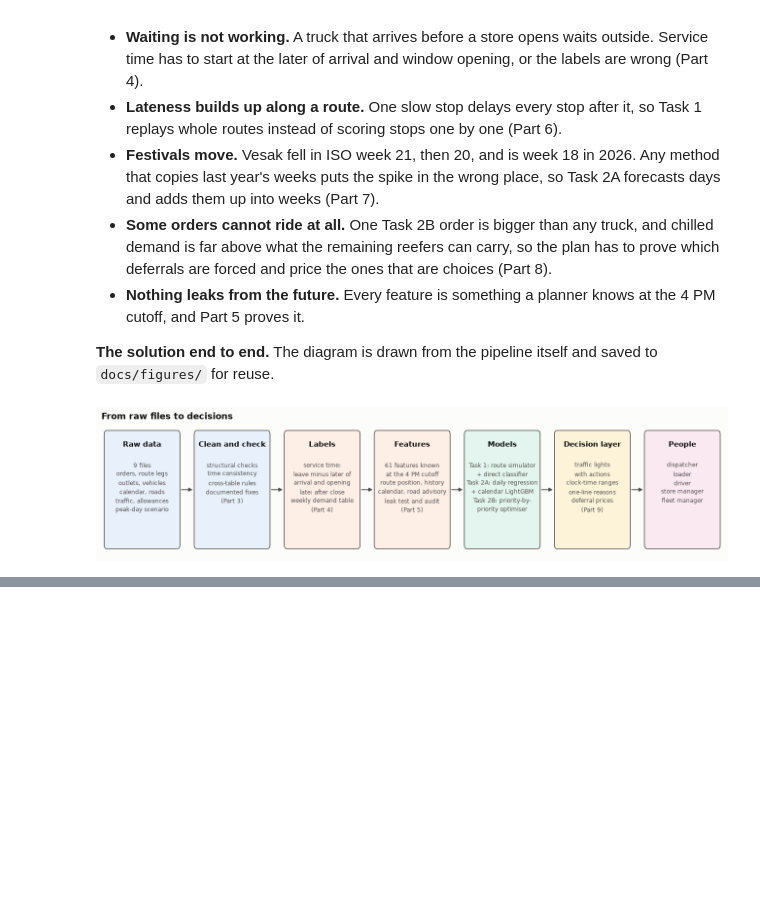
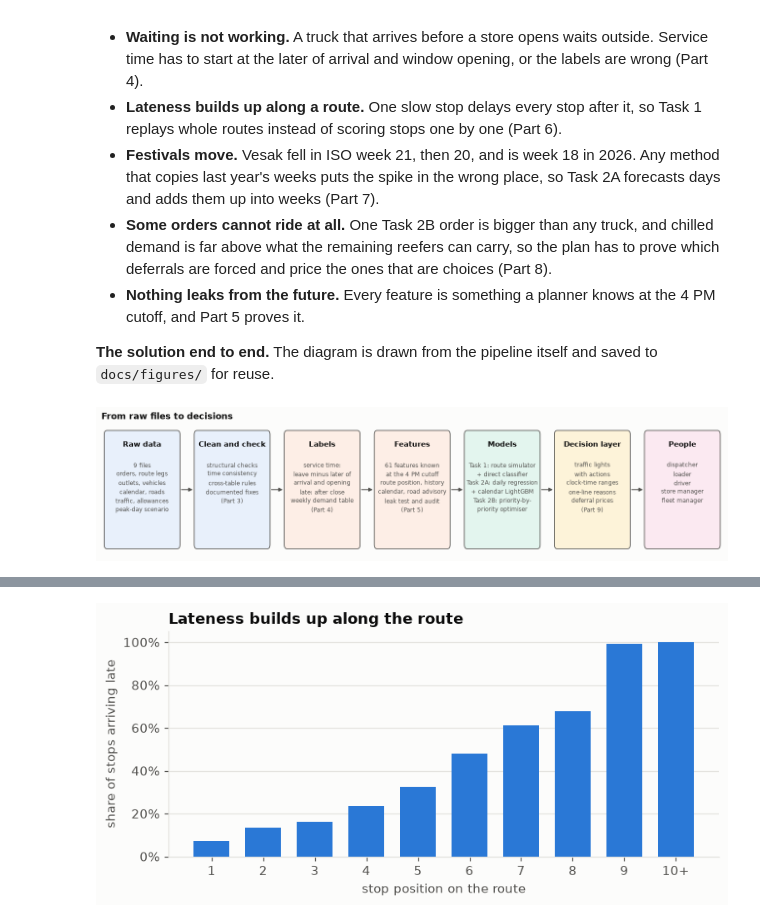
Before and after one commit to sameera-ekanayaka/Xora_Datathon, a Jupyter notebook: Xora_FinalNotebook.ipynb, the cells around one changed output, grey strips where cells are left out. Cells and saved outputs as stored; diff of their text form; code cells hidden in the pictures; blank space fills up the shorter version.

```diff
--- a/Xora_FinalNotebook.ipynb
+++ b/Xora_FinalNotebook.ipynb
@@ -134,0 +316,12 @@ plt.show()
+# %%
+dispatched = orders[orders.route_id.notna()].astype({"seq_in_route": int})
+joined = dispatched.merge(
+    legs, left_on=["route_id", "seq_in_route"], right_on=["route_id", "seq"],
+    how="left", suffixes=("", "_leg"), indicator=True,
+)
+pd.Series({
+    "dispatched orders": len(dispatched),
+    "matched to a leg": (joined._merge == "both").sum(),
+    "outlet agrees": (joined.outlet_id == joined.to_outlet).sum(),
+    "leg date equals dispatch date": (joined.dispatch_date == joined.date).sum(),
+})
@@ -134,0 +349,14 @@ plt.show()
+# %%
+j = joined.copy()
+for col in ["planned_arrival_time", "arrival_time", "window_close_time", "planned_depart_time", "actual_depart_time"]:
+    j[col + "_min"] = hhmm_to_minutes(j[col])
+
+j["late"] = j.arrival_time_min > j.window_close_time_min
+j["arrival_vs_plan_min"] = j.arrival_time_min - j.planned_arrival_time_min
+
+pd.Series({
+    "late rate": j.late.mean().round(3),
+    "median minutes later than planned": j.arrival_vs_plan_min.median(),
+    "mean minutes later than planned": j.arrival_vs_plan_min.mean().round(1),
+    "Fresh arriving after 08:00": (j.loc[j.brand == "Fresh", "arrival_time_min"] > 480).mean().round(3),
+})
@@ -134,0 +377,15 @@ plt.show()
+# %%
+by_stop = j.assign(stop=(j.seq + 1).clip(upper=10)).groupby("stop").late.agg(["mean", "size"])
+
+fig, ax = plt.subplots(figsize=(7, 3.4))
+ax.bar(by_stop.index, by_stop["mean"], color=SERIES[0], width=0.7)
+ax.set_xticks(by_stop.index, [str(i) if i < 10 else "10+" for i in by_stop.index])
+ax.set_xlabel("stop position on the route")
+ax.set_ylabel("share of stops arriving late")
+ax.set_title("Lateness builds up along the route")
+ax.yaxis.set_major_formatter(plt.FuncFormatter(lambda v, _: f"{v:.0%}"))
+plt.tight_layout()
+plt.show()
+by_stop.round(3).T
+# %% [output]
+[figure, added]
```
Also changed, not shown: parts of 128 cells of this notebook.
